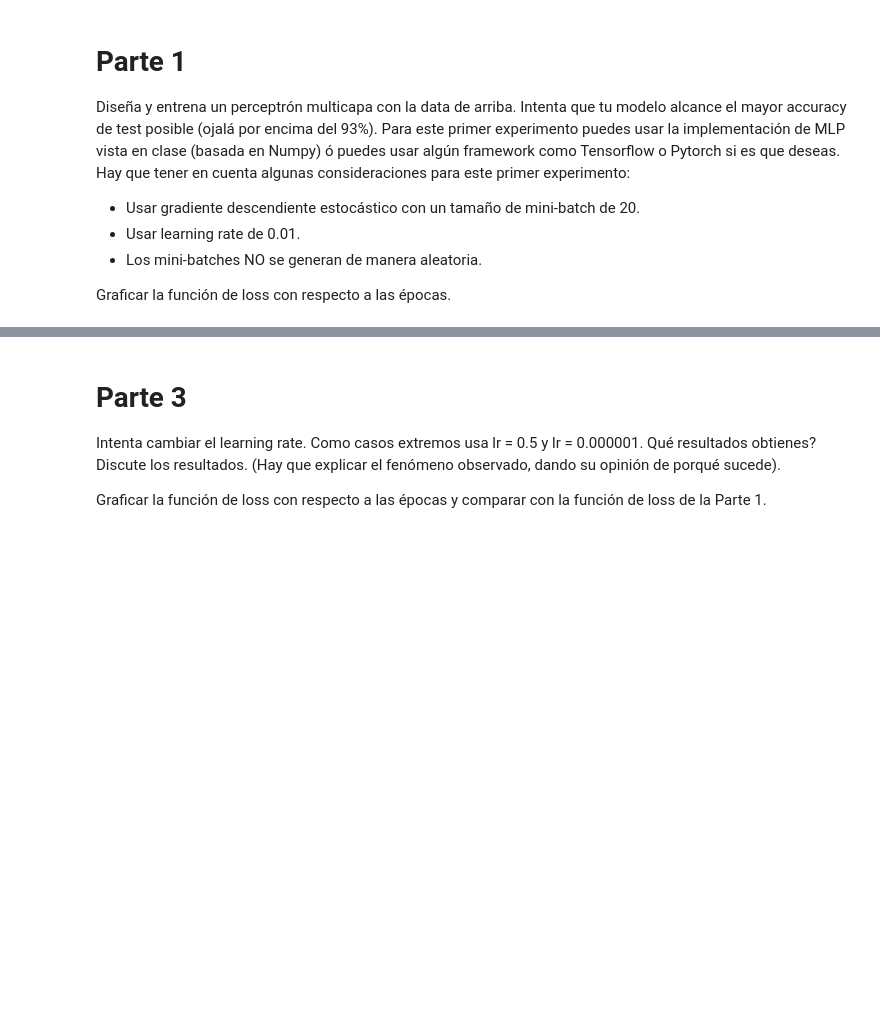
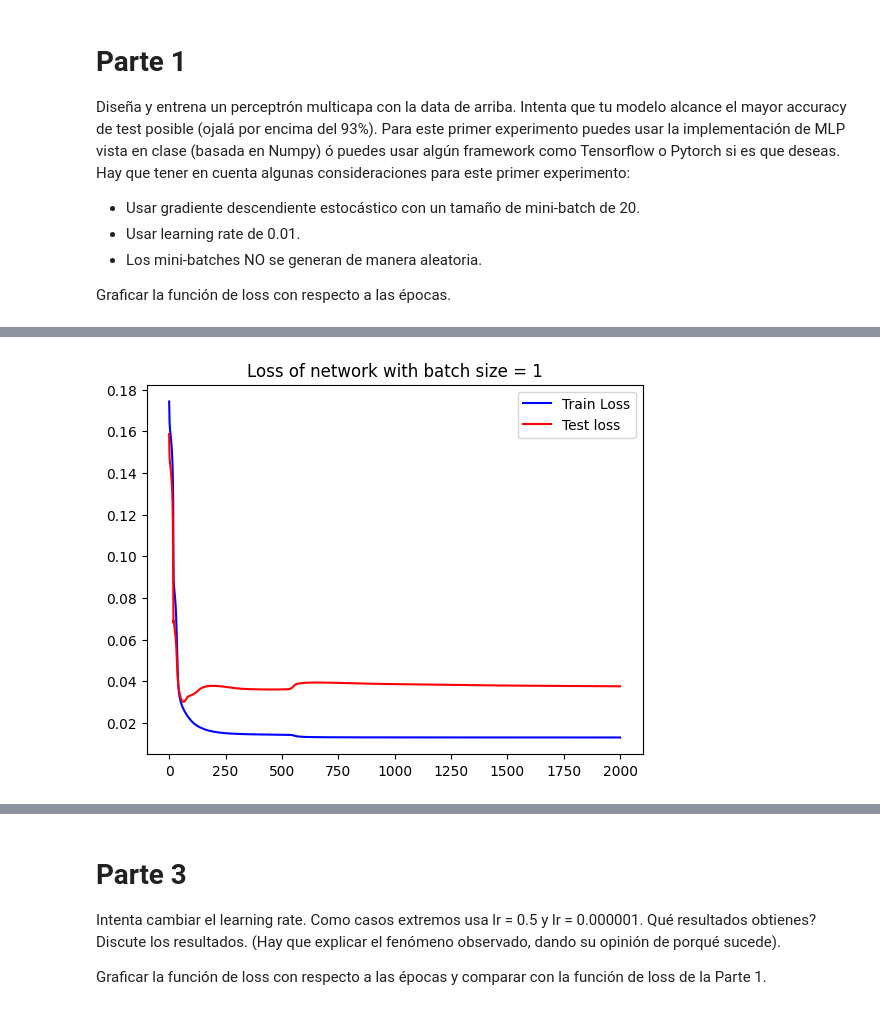
Before and after one commit to EduardoAraos/t1_deadlift, a Jupyter notebook: CC6204_Tarea_1_18820476.ipynb, the cells around one changed output, grey strips where cells are left out. Saved outputs shown, nothing was run; the diff lists cells and outputs as text; code cells hidden in the pictures; blank space fills up the shorter version.

```diff
--- a/CC6204_Tarea_1_18820476.ipynb
+++ b/CC6204_Tarea_1_18820476.ipynb
@@ -116,0 +389,7 @@ Graficar la función de loss con respecto a las épocas y comparar con la funci
+# %%
+#### Newtork with batch_size = 1
+net_2 = NetworkRelu(lr=0.01)
+
+history_2 = net_2.train(training_data= X_train, training_label= Y_train, batch_size=1, epoch=2000, test_data= X_test, test_label= Y_test)
+
+print('Train accuracy:{} - Test accuracy: {}'.format(net_2.evaluate(X_train, Y_train, 1), net_2.evaluate(X_test, Y_test, 1)))
@@ -116,0 +414,9 @@ Graficar la función de loss con respecto a las épocas y comparar con la funci
+# %%
+plt.figure()
+plt.title("Loss of network with batch size = 1")
+plt.plot(history_2['train_loss'], color='b', label='Train Loss')
+plt.plot(history_2['test_loss'], color='r', label='Test loss')
+plt.legend()
+plt.show()
+# %% [output]
+[figure, added]
```
Also changed, not shown: parts of 17 cells of this notebook, 1 other file.
